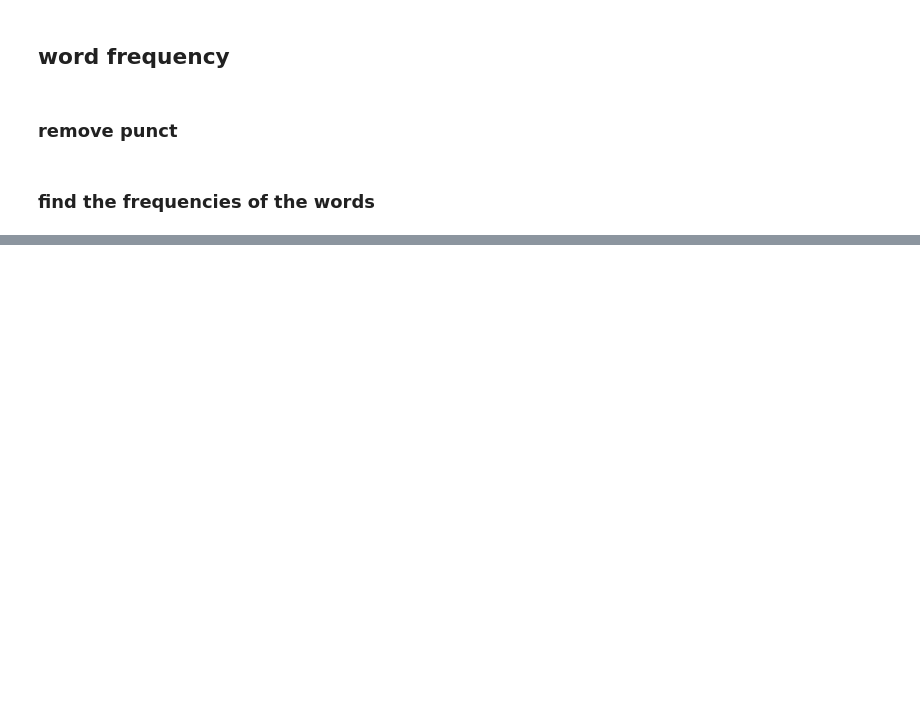
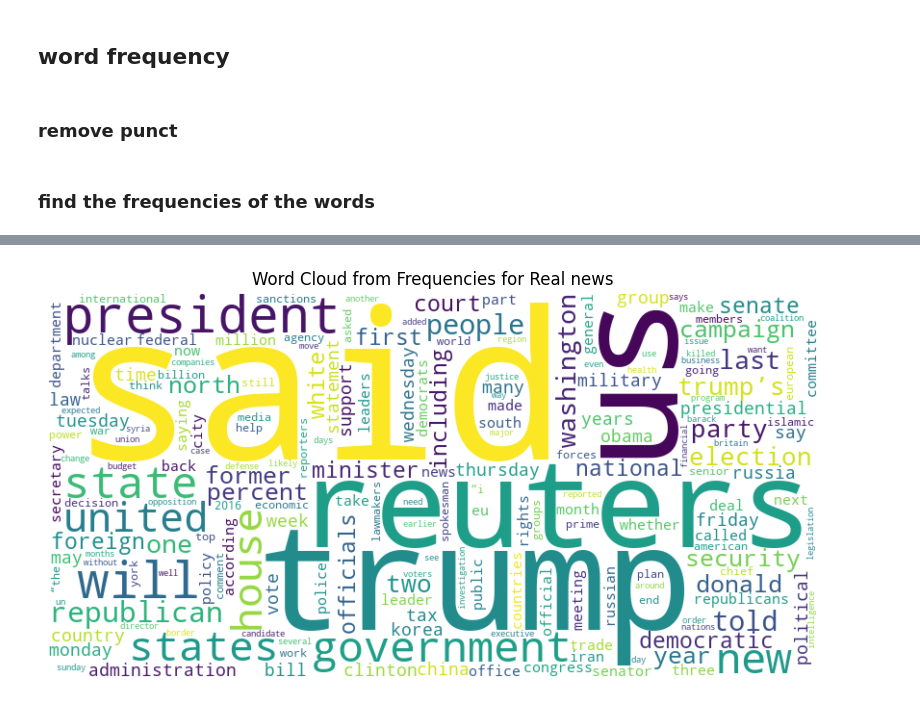
Before and after one commit to avarose444/Big-Data-Final-Project, a Jupyter notebook: word_cloud.ipynb, the cells around one changed output, grey strips where cells are left out. Cells and saved outputs as stored; diff of their text form; code cells hidden in the pictures; blank space fills up the shorter version.

```diff
--- a/word_cloud.ipynb
+++ b/word_cloud.ipynb
@@ -104,0 +127,4 @@ fake_dict.sort_values(0,ascending=False)
+# %%
+word_cloud_gen(real_dict,'Real')
+# %% [output]
+[figure, added]
```
Also changed, not shown: parts of 9 cells of this notebook.
